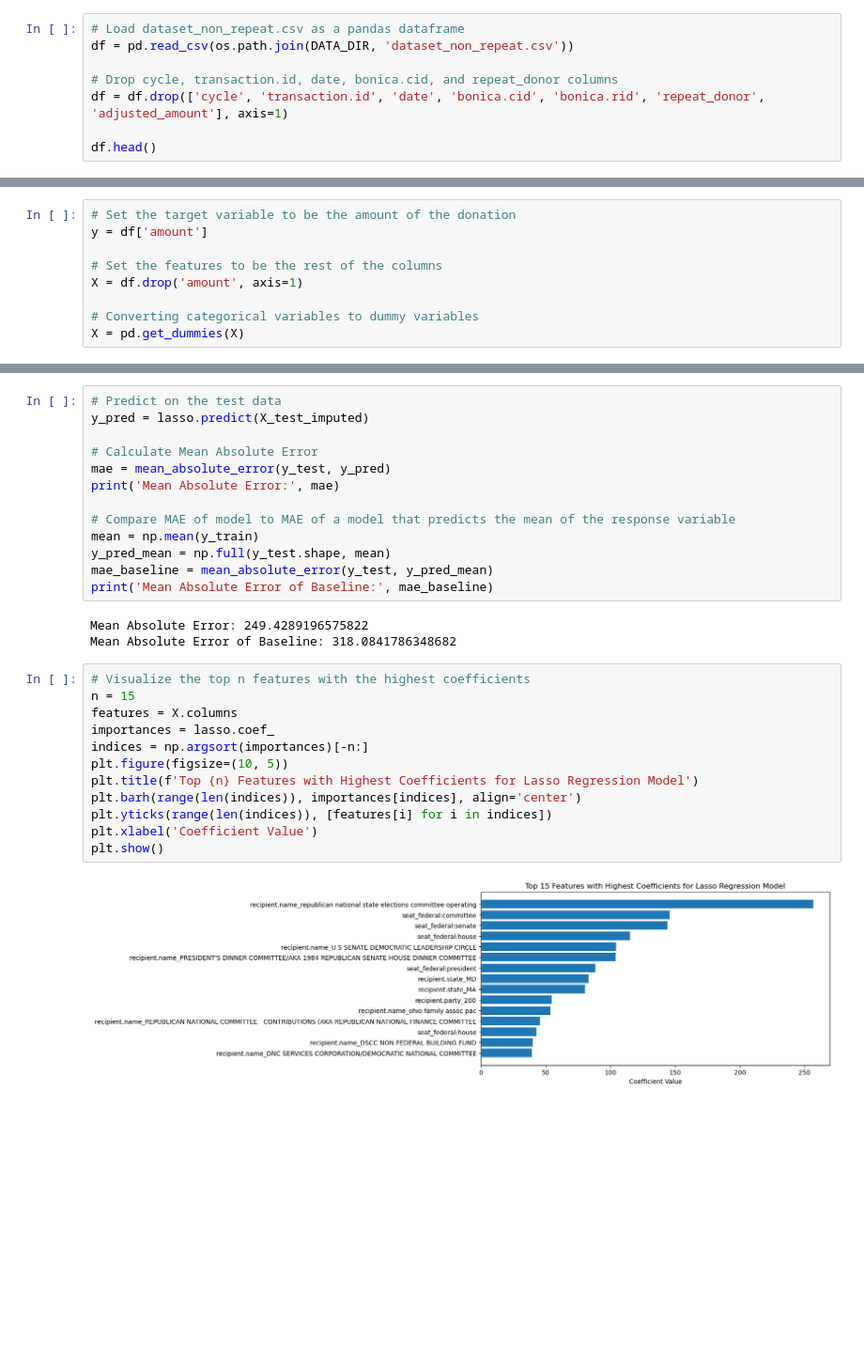
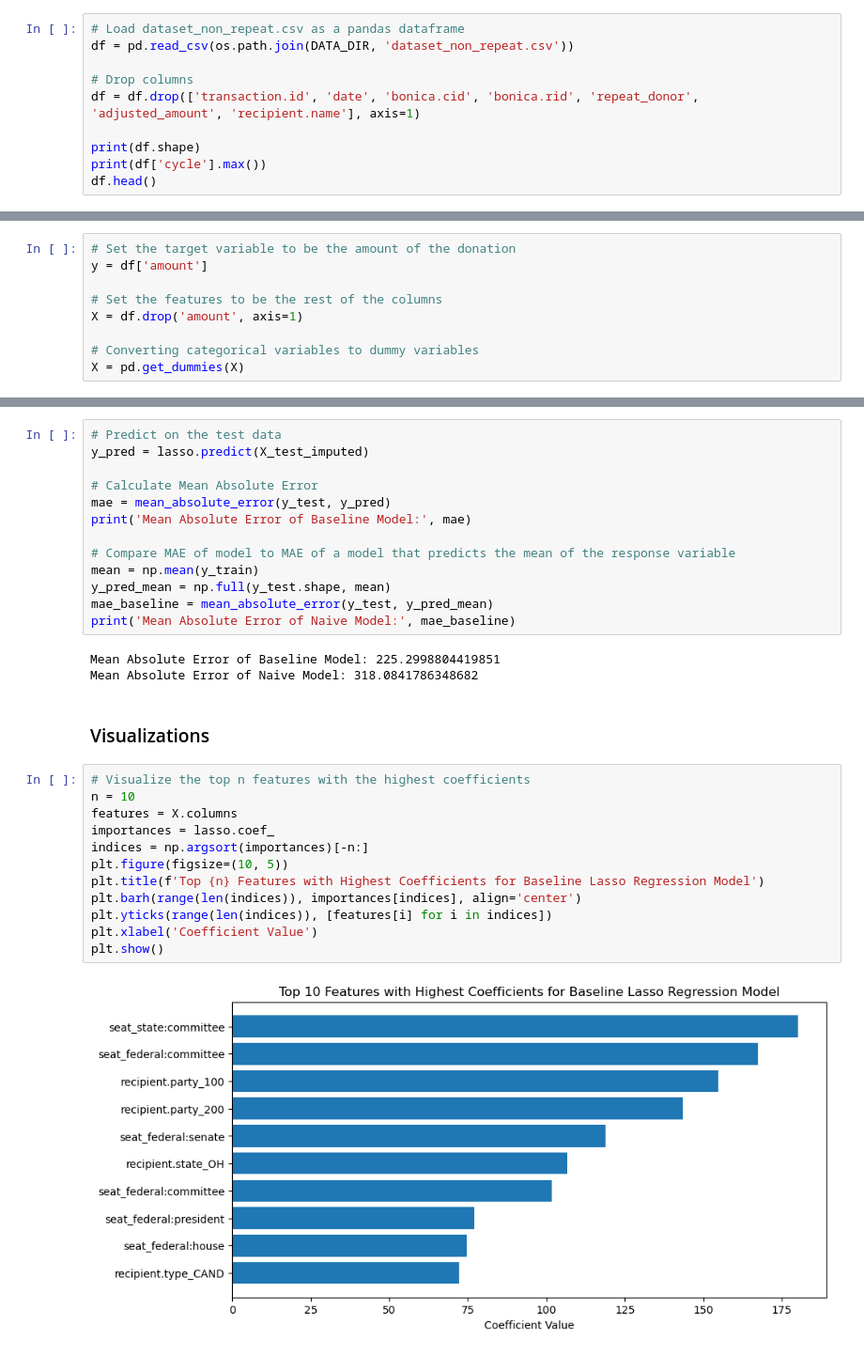
Before and after one commit to aaronzberger/donorAskAmount, a Jupyter notebook: src/non_repeat_classification.ipynb, the cells around one changed output, grey strips where cells are left out. Shown at 94% size. Cells and saved outputs as stored; diff of their text form; blank space fills up the shorter version.

Commit message:
Add comments and explanations to non_repeat_classification.ipynb

```diff
--- a/src/non_repeat_classification.ipynb
+++ b/src/non_repeat_classification.ipynb
@@ -16,8 +22,10 @@ from config import DATA_DIR
 # Load dataset_non_repeat.csv as a pandas dataframe
 df = pd.read_csv(os.path.join(DATA_DIR, 'dataset_non_repeat.csv'))
 
-# Drop cycle, transaction.id, date, bonica.cid, and repeat_donor columns
-df = df.drop(['cycle', 'transaction.id', 'date', 'bonica.cid', 'bonica.rid', 'repeat_donor', 'adjusted_amount'], axis=1)
+# Drop columns
+df = df.drop(['transaction.id', 'date', 'bonica.cid', 'bonica.rid', 'repeat_donor', 'adjusted_amount', 'recipient.name'], axis=1)
 
+print(df.shape)
+print(df['cycle'].max())
 df.head()
 # %% [output]
@@ -74,27 +81,29 @@ y_pred = lasso.predict(X_test_imputed)
 
 # Calculate Mean Absolute Error
 mae = mean_absolute_error(y_test, y_pred)
-print('Mean Absolute Error:', mae)
+print('Mean Absolute Error of Baseline Model:', mae)
 
 # Compare MAE of model to MAE of a model that predicts the mean of the response variable
 mean = np.mean(y_train)
 y_pred_mean = np.full(y_test.shape, mean)
 mae_baseline = mean_absolute_error(y_test, y_pred_mean)
-print('Mean Absolute Error of Baseline:', mae_baseline)
+print('Mean Absolute Error of Naive Model:', mae_baseline)
 # %% [output]
-Mean Absolute Error: 249.4289196575822
-Mean Absolute Error of Baseline: 318.0841786348682
+Mean Absolute Error of Baseline Model: 225.2998804419851
+Mean Absolute Error of Naive Model: 318.0841786348682
+# %% [markdown]
+### Visualizations
 # %%
 # Visualize the top n features with the highest coefficients
-n = 15
+n = 10
 features = X.columns
 importances = lasso.coef_
 indices = np.argsort(importances)[-n:]
 plt.figure(figsize=(10, 5))
-plt.title(f'Top {n} Features with Highest Coefficients for Lasso Regression Model')
+plt.title(f'Top {n} Features with Highest Coefficients for Baseline Lasso Regression Model')
 plt.barh(range(len(indices)), importances[indices], align='center')
 plt.yticks(range(len(indices)), [features[i] for i in indices])
 plt.xlabel('Coefficient Value')
 plt.show()
 # %% [output]
-[figure, old version]
+[figure, new version]
```
Also changed, not shown: parts of 9 cells of this notebook.
